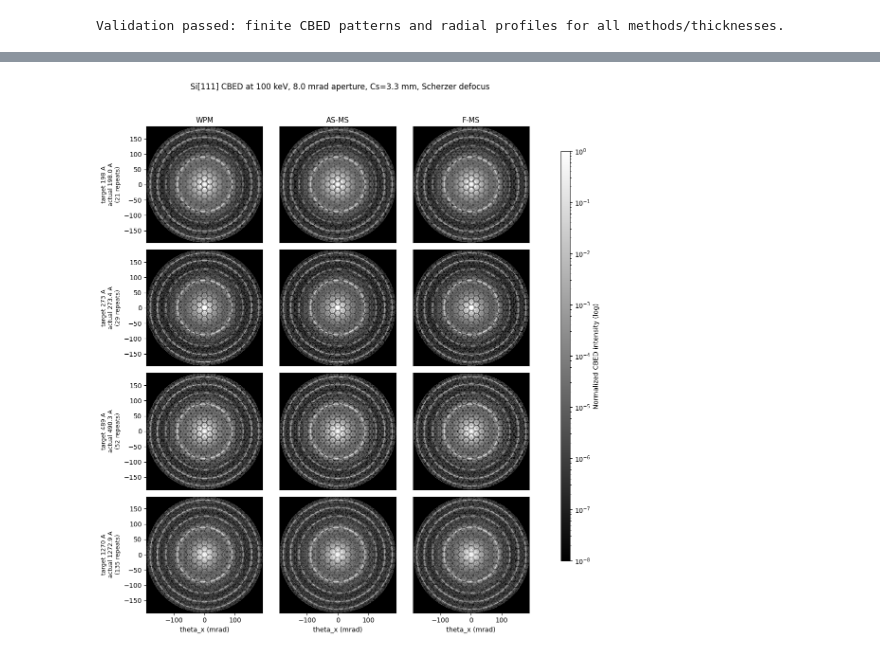
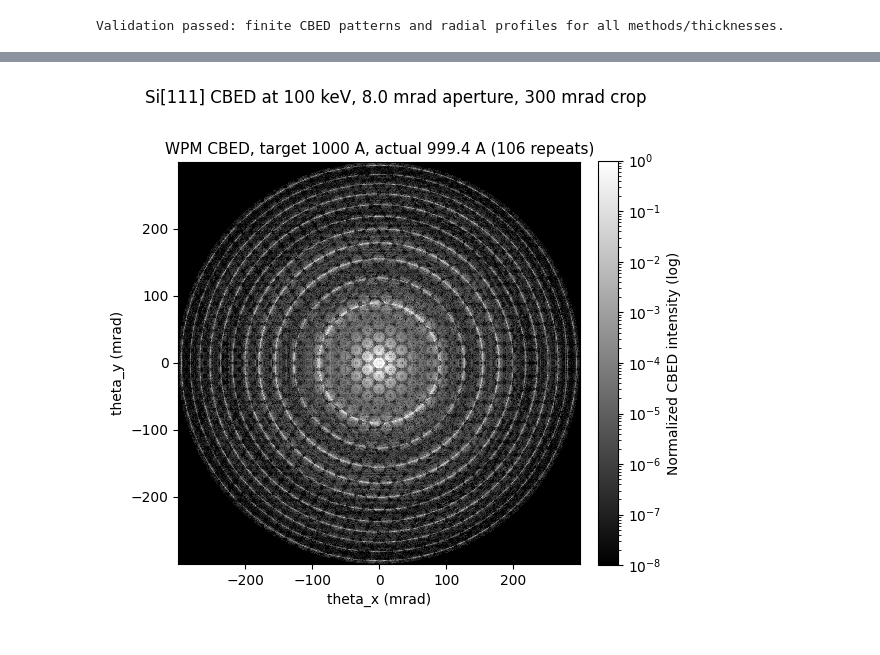
Before and after one commit to DavidLanders95/WideAnglePropagation, a Jupyter notebook: notebooks/cbed/02_converge_probe_si.ipynb, the cells around one changed output, grey strips where cells are left out. Cells and saved outputs as stored; diff of their text form; code cells hidden in the pictures.

```diff
--- a/notebooks/cbed/02_converge_probe_si.ipynb
+++ b/notebooks/cbed/02_converge_probe_si.ipynb
@@ -622,77 +655,63 @@ def masked_angle_crop(pattern, theta_y, theta_x, cutoff_mrad):
     return crop, extent
 
 
-method_plot_order = [m for m in ["WPM", "Angular Spectrum", "Fresnel MS"] if m in cbed_results["method_names"]]
-pattern_cache = {}
-global_max = 0.0
-for method in method_plot_order:
-    pattern_cache[method] = []
-    for pattern in cbed_results["patterns"][method]:
-        crop, extent = masked_angle_crop(
-            pattern,
-            cbed_results["theta_y_mrad"],
-            cbed_results["theta_x_mrad"],
-            MAX_SCATTERING_ANGLE_MRAD,
-        )
-        pattern_cache[method].append(crop)
-        finite = crop[np.isfinite(crop)]
-        if finite.size:
-            global_max = max(global_max, float(finite.max()))
+PLOT_METHOD = "WPM"
+if PLOT_METHOD not in cbed_results["method_names"]:
+    PLOT_METHOD = cbed_results["method_names"][0]
 
-if global_max <= 0.0:
-    raise ValueError("CBED patterns have no positive intensity inside the plotting aperture")
+idx = int(np.argmax(cbed_results["actual_thicknesses_A"]))
+target_A = cbed_results["target_thicknesses_A"][idx]
+actual_A = cbed_results["actual_thicknesses_A"][idx]
+repeat = int(cbed_results["cell_repeats"][idx])
+
+crop, extent = masked_angle_crop(
+    cbed_results["patterns"][PLOT_METHOD][idx],
+    cbed_results["theta_y_mrad"],
+    cbed_results["theta_x_mrad"],
+    MAX_SCATTERING_ANGLE_MRAD,
+)
+finite = crop[np.isfinite(crop)]
+if finite.size == 0 or float(finite.max()) <= 0.0:
+    raise ValueError("CBED pattern has no positive intensity inside the plotting aperture")
+
+display = crop / float(finite.max())
+display = np.where(np.isfinite(display), np.maximum(display, CBED_LOG_VMIN), np.nan)
 
 cmap = plt.get_cmap("gray").copy()
 cmap.set_bad("black")
 
-n_rows = len(cbed_results["actual_thicknesses_A"])
-n_cols = len(method_plot_order)
-fig, axes = plt.subplots(n_rows, n_cols, figsize=(3.2 * n_cols + 1.0, 3.0 * n_rows), squeeze=False)
-last_im = None
-for row in range(n_rows):
-    target_A = cbed_results["target_thicknesses_A"][row]
-    actual_A = cbed_results["actual_thicknesses_A"][row]
-    repeat = cbed_results["cell_repeats"][row]
-    for col, method in enumerate(method_plot_order):
-        ax = axes[row, col]
-        display = pattern_cache[method][row] / global_max
-        display = np.where(np.isfinite(display), np.maximum(display, CBED_LOG_VMIN), np.nan)
-        last_im = ax.imshow(
-            display,
-            origin="lower",
-            extent=extent,
-            cmap=cmap,
-            norm=LogNorm(vmin=CBED_LOG_VMIN, vmax=1.0),
-            interpolation="nearest",
-        )
-        if row == 0:
-            ax.set_title(METHOD_LABELS.get(method, method), fontsize=11)
-        if col == 0:
-            ax.set_ylabel(f"target {target_A:.0f} A\nactual {actual_A:.1f} A\n({repeat:d} repeats)", fontsize=9)
-        else:
-            ax.set_yticks([])
-        if row == n_rows - 1:
-            ax.set_xlabel("theta_x (mrad)")
-        else:
-            ax.set_xticks([])
-        ax.set_aspect("equal")
-
+fig, ax = plt.subplots(figsize=(6.0, 5.6))
+im = ax.imshow(
+    display,
+    origin="lower",
+    extent=extent,
+    cmap=cmap,
+    norm=LogNorm(vmin=CBED_LOG_VMIN, vmax=1.0),
+    interpolation="nearest",
+)
+ax.set_title(
+    f"{METHOD_LABELS.get(PLOT_METHOD, PLOT_METHOD)} CBED, target {target_A:.0f} A, "
+    f"actual {actual_A:.1f} A ({repeat:d} repeats)",
+    fontsize=11,
+)
+ax.set_xlabel("theta_x (mrad)")
+ax.set_ylabel("theta_y (mrad)")
+ax.set_aspect("equal")
 fig.suptitle(
-    f"Si[111] CBED at {energy / 1e3:.0f} keV, {PROBE_SEMIANGLE_MRAD:.1f} mrad aperture, "
-    f"Cs={CS_MM:.1f} mm, Scherzer defocus",
+    f"{zone_axis_label} CBED at {energy / 1e3:.0f} keV, {PROBE_SEMIANGLE_MRAD:.1f} mrad aperture, "
+    f"{MAX_SCATTERING_ANGLE_MRAD:.0f} mrad crop",
     fontsize=12,
 )
-fig.tight_layout(rect=[0.0, 0.0, 0.92, 0.96])
-cax = fig.add_axes([0.94, 0.14, 0.018, 0.72])
-cbar = fig.colorbar(last_im, cax=cax)
+cbar = fig.colorbar(im, ax=ax, fraction=0.046, pad=0.04)
 cbar.set_label("Normalized CBED intensity (log)")
+fig.tight_layout()
 
 if SAVE_FIGURES:
     figures_dir.mkdir(parents=True, exist_ok=True)
     png_path = figures_dir / f"{PATTERN_FIGURE_BASENAME}.png"
     pdf_path = figures_dir / f"{PATTERN_FIGURE_BASENAME}.pdf"
     fig.savefig(png_path, dpi=300, bbox_inches="tight")
-    fig.savefig(pdf_path, dpi=300, bbox_inches="tight")
+    fig.savefig(pdf_path, bbox_inches="tight")
     print(f"Saved figure -> {png_path}")
     print(f"Saved figure -> {pdf_path}")
 
@@ -703 +722 @@ Saved figure -> /home/dl277493/Documents/Code/WideAnglePropagation/notebooks/cbe
-[figure, old version]
+[figure, new version]
```
Also changed, not shown: parts of 21 cells of this notebook, 33 other files.
